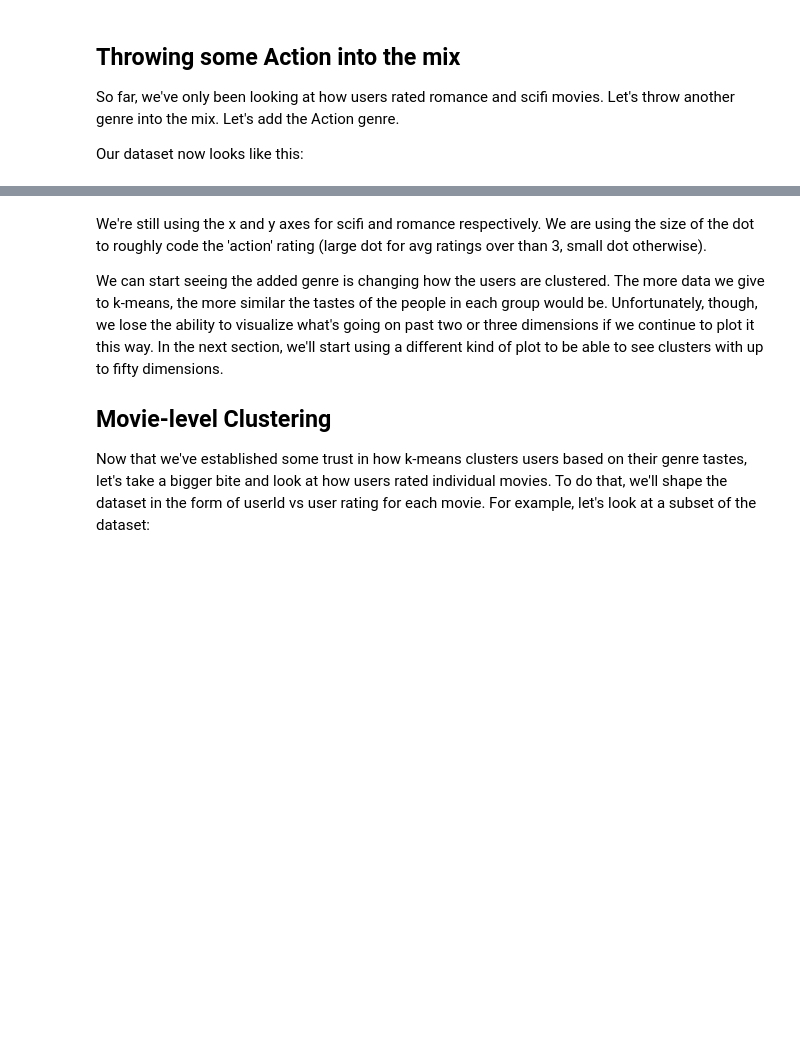
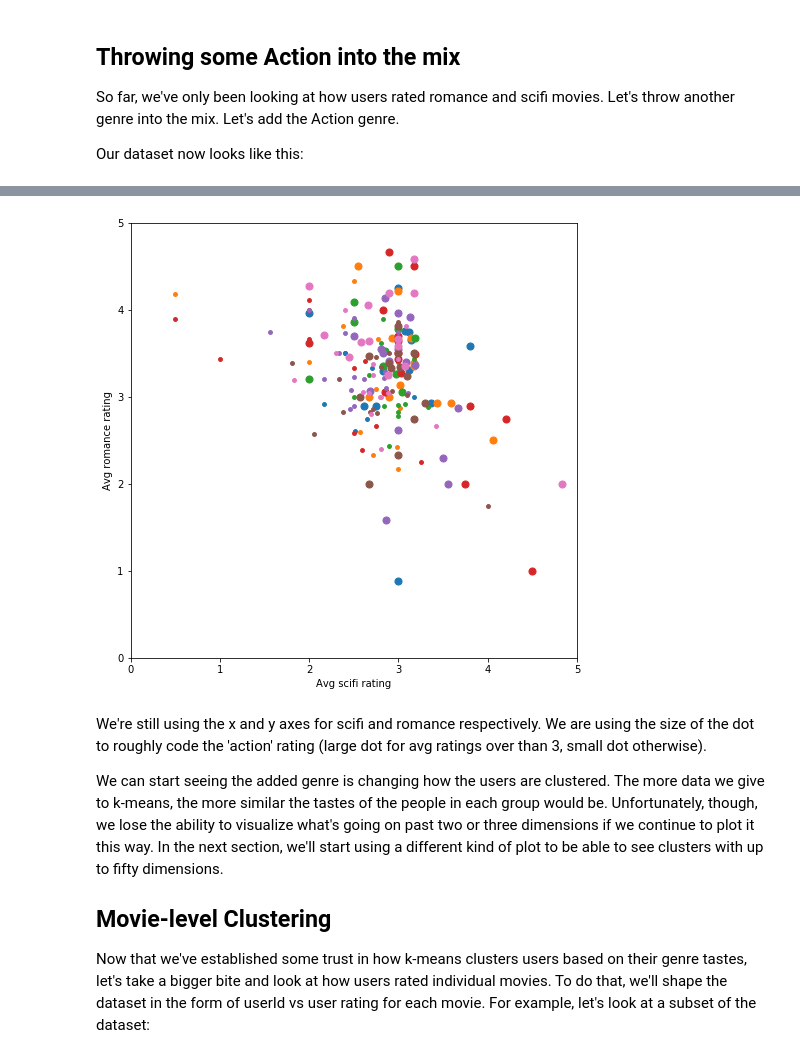
Before and after one commit to Beroy-Jenkins/Data-science-projects, a Jupyter notebook: projects/Miniprojeto_clustering/k-means Clustering of Movie Ratings.ipynb, the cells around one changed output, grey strips where cells are left out. Drawn from its saved outputs; the diff is of its cells as text; code cells hidden in the pictures; blank space fills up the shorter version.

```diff
--- a/projects/Miniprojeto_clustering/k-means Clustering of Movie Ratings.ipynb
+++ b/projects/Miniprojeto_clustering/k-means Clustering of Movie Ratings.ipynb
@@ -230,13 +242,15 @@ X_with_action = biased_dataset_3_genres[['avg_scifi_rating',
                                          'avg_action_rating']].values
 # %%
 # TODO: Create an instance of KMeans to find seven clusters
-kmeans_5 =
+kmeans_5 = KMeans(n_clusters=7,random_state=25)
 
 # TODO: use fit_predict to cluster the dataset
-predictions_5 =
+predictions_5 = kmeans_5.fit_predict(biased_dataset_3_genres)
 
 # plot
 helper.draw_clusters_3d(biased_dataset_3_genres, predictions_5)
+# %% [output]
+[figure, added]
 # %% [markdown]
 We're still using the x and y axes for scifi and romance respectively. We are using the size of the dot to roughly code the 'action' rating (large dot for avg ratings over than 3, small dot otherwise).
 
```
Also changed, not shown: parts of 13 cells of this notebook, 2 other files.
